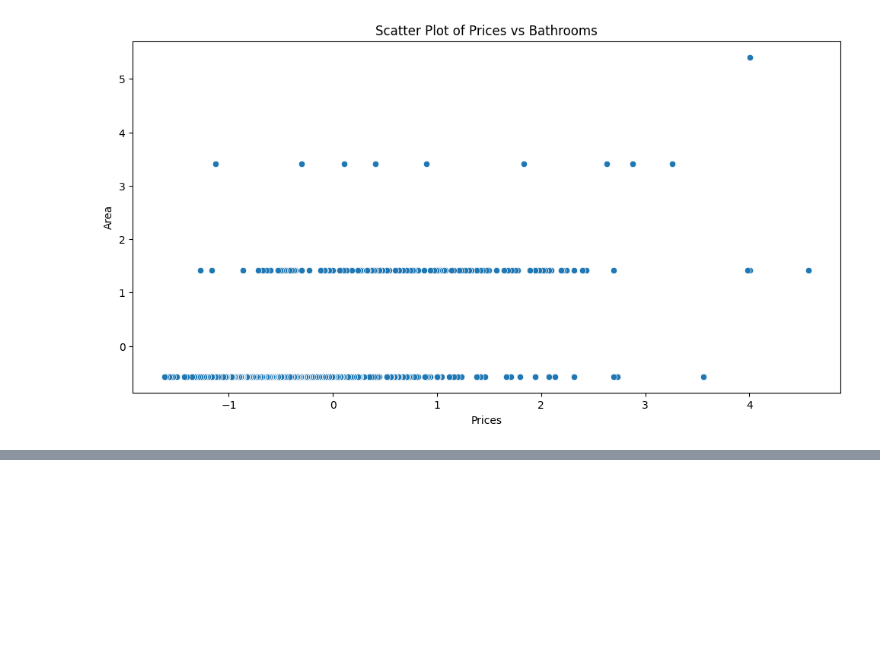
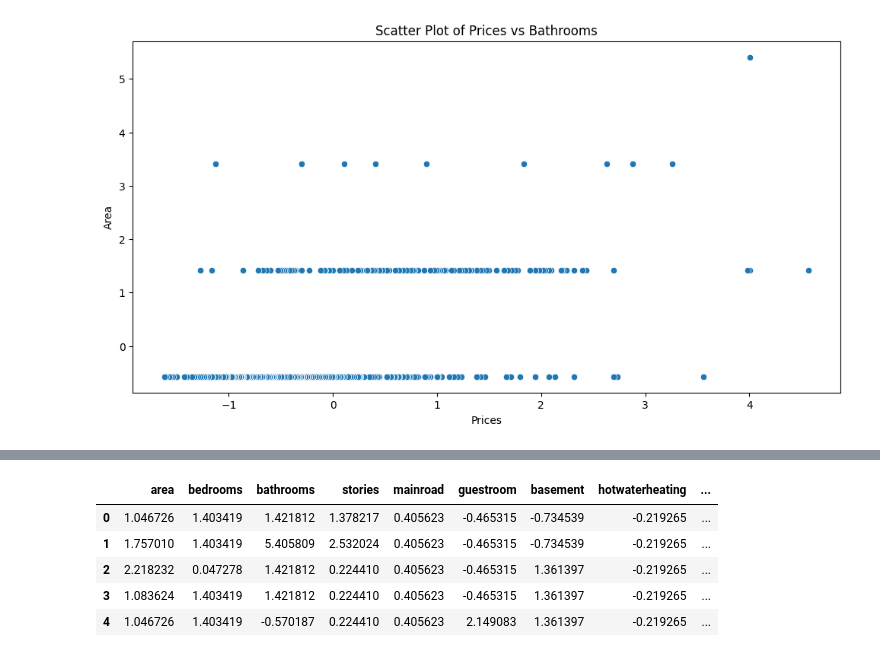
Before and after one commit to aidabah/csfinalproject, a Jupyter notebook: final_project_analysis.ipynb, the cells around one changed output, grey strips where cells are left out. Cells and saved outputs as stored; diff of their text form; code cells hidden in the pictures; blank space fills up the shorter version.

```diff
--- a/final_project_analysis.ipynb
+++ b/final_project_analysis.ipynb
@@ -43,0 +114,15 @@ plt.show()
+# %%
+def kmeans_clustering(df, n_clusters):
+    """
+    Function to perform KMeans clustering
+    Parameters:
+    df = dataset we need for clustering
+    kmeans_model: the trained kmeans model
+    """
+    scaler = StandardScaler()
+    scaled_features = scaler.fit_transform(df)
+    kmeans = KMeans(n_clusters=n_clusters, random_state=42)
+    kmeans.fit(scaled_features)
+    df['cluster'] = kmeans.labels_
+
+    return df, kmeans
@@ -43,0 +136,11 @@ plt.show()
+# %%
+n_clusters = 6
+clustered_df, kmeans_model = kmeans_clustering(df_features, n_clusters)
+clustered_df.head()
+# %% [output]
+|  | area | bedrooms | bathrooms | stories | mainroad | guestroom | basement | hotwaterheating | ... |
+| 0 | 1.046726 | 1.403419 | 1.421812 | 1.378217 | 0.405623 | -0.465315 | -0.734539 | -0.219265 | ... |
+| 1 | 1.757010 | 1.403419 | 5.405809 | 2.532024 | 0.405623 | -0.465315 | -0.734539 | -0.219265 | ... |
+| 2 | 2.218232 | 0.047278 | 1.421812 | 0.224410 | 0.405623 | -0.465315 | 1.361397 | -0.219265 | ... |
+| 3 | 1.083624 | 1.403419 | 1.421812 | 0.224410 | 0.405623 | -0.465315 | 1.361397 | -0.219265 | ... |
+| 4 | 1.046726 | 1.403419 | -0.570187 | 0.224410 | 0.405623 | 2.149083 | 1.361397 | -0.219265 | ... |
```
Also changed, not shown: parts of 6 cells of this notebook.
